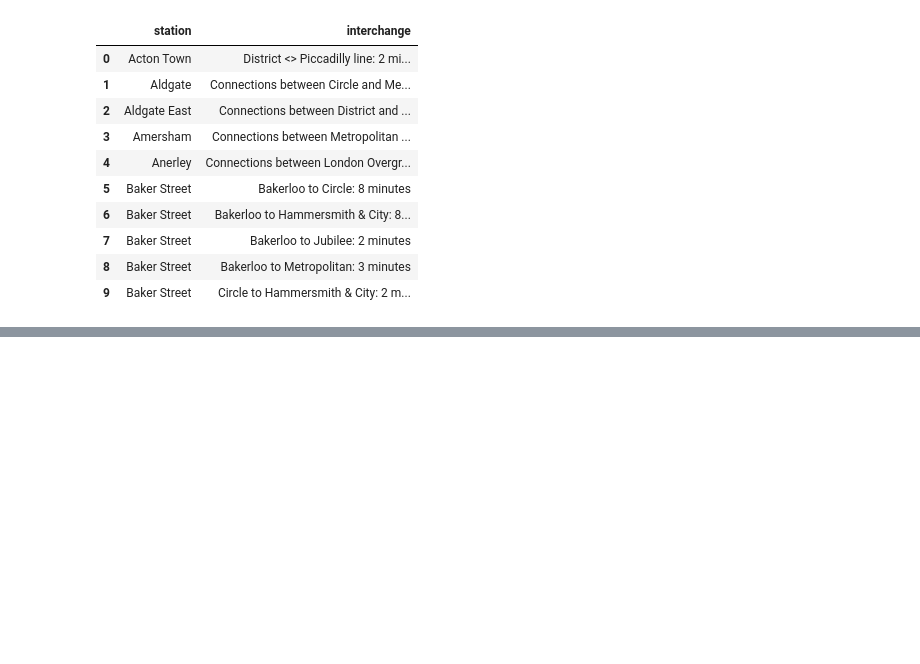
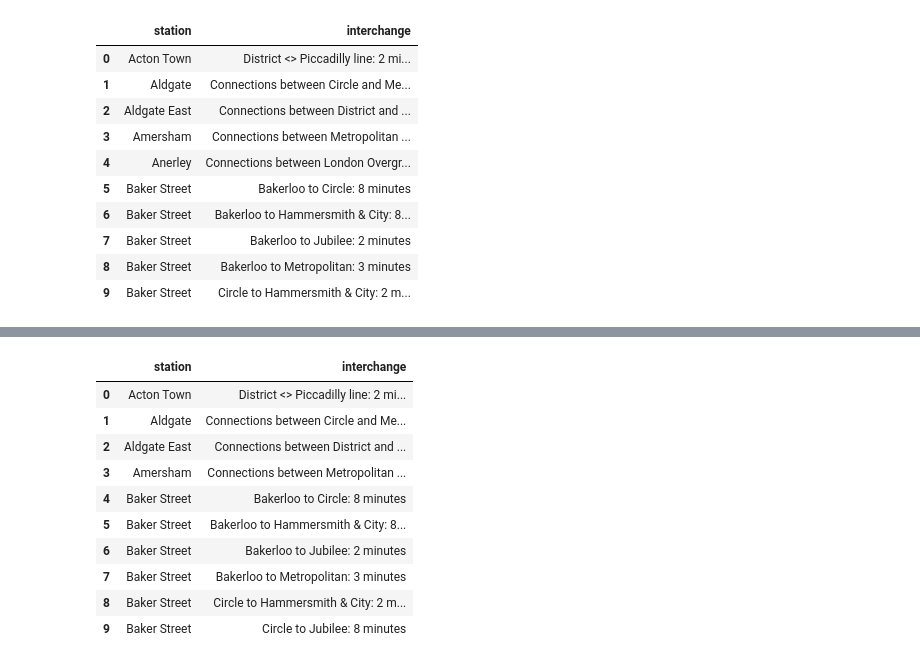
Before and after one commit to ryanhancox/neo4j-london-underground, a Jupyter notebook: notebooks/interchange_processing.ipynb, the cells around one changed output, grey strips where cells are left out. Drawn from its saved outputs; the diff is of its cells as text; code cells hidden in the pictures; blank space fills up the shorter version.

```diff
--- a/notebooks/interchange_processing.ipynb
+++ b/notebooks/interchange_processing.ipynb
@@ -45,5 +58,22 @@ df_no_nan_rows.head(10)
 | 7 | Baker Street | Bakerloo to Jubilee: 2 minutes |
 | 8 | Baker Street | Bakerloo to Metropolitan: 3 minutes |
 | 9 | Baker Street | Circle to Hammersmith & City: 2 m... |
+# %%
+# Common station processing
+df_clean_stations = df_no_nan_rows.assign(
+    station = df_no_nan_rows["station"].apply(clean_station)
+)
+
+# Additional station processing
+df_clean_stations["station"] = df_clean_stations["station"].apply(
+    lambda x: x if x.find(",") == -1 else x[:x.find(",")]
+)
+# %%
+# Correcting station names
+df_clean_stations.loc[df_clean_stations["station"] == "Edgware Road Circle", "station" ] = "Edgware Road"
+df_clean_stations.loc[df_clean_stations["station"] == "Hammersmith District & Piccadilly Lines", "station" ] = "Hammersmith"
+df_clean_stations.loc[df_clean_stations["station"] == "Kensington Olympia", "station" ] = "Kensington"
+df_clean_stations.loc[df_clean_stations["station"] == "Shepherds Bush Market", "station" ] = "Shepherds Bush"
+df_clean_stations.loc[df_clean_stations["station"] == "St Jamess Park", "station" ] = "St James Park"
 # %%
 # Writing to file so I can review
@@ -67,0 +109,16 @@ df_interchange_data
+# %%
+mask = ~(df_clean_stations["station"].isin(stations_to_drop))
+df_interchange_clean = df_clean_stations[mask].reset_index(drop=True)
+df_interchange_clean.head(10)
+# %% [output]
+|  | station | interchange |
+| 0 | Acton Town | District <> Piccadilly line: 2 mi... |
+| 1 | Aldgate | Connections between Circle and Me... |
+| 2 | Aldgate East | Connections between District and ... |
+| 3 | Amersham | Connections between Metropolitan ... |
+| 4 | Baker Street | Bakerloo to Circle: 8 minutes |
+| 5 | Baker Street | Bakerloo to Hammersmith & City: 8... |
+| 6 | Baker Street | Bakerloo to Jubilee: 2 minutes |
+| 7 | Baker Street | Bakerloo to Metropolitan: 3 minutes |
+| 8 | Baker Street | Circle to Hammersmith & City: 2 m... |
+| 9 | Baker Street | Circle to Jubilee: 8 minutes |
```
Also changed, not shown: parts of 22 cells of this notebook, 5 other files.
